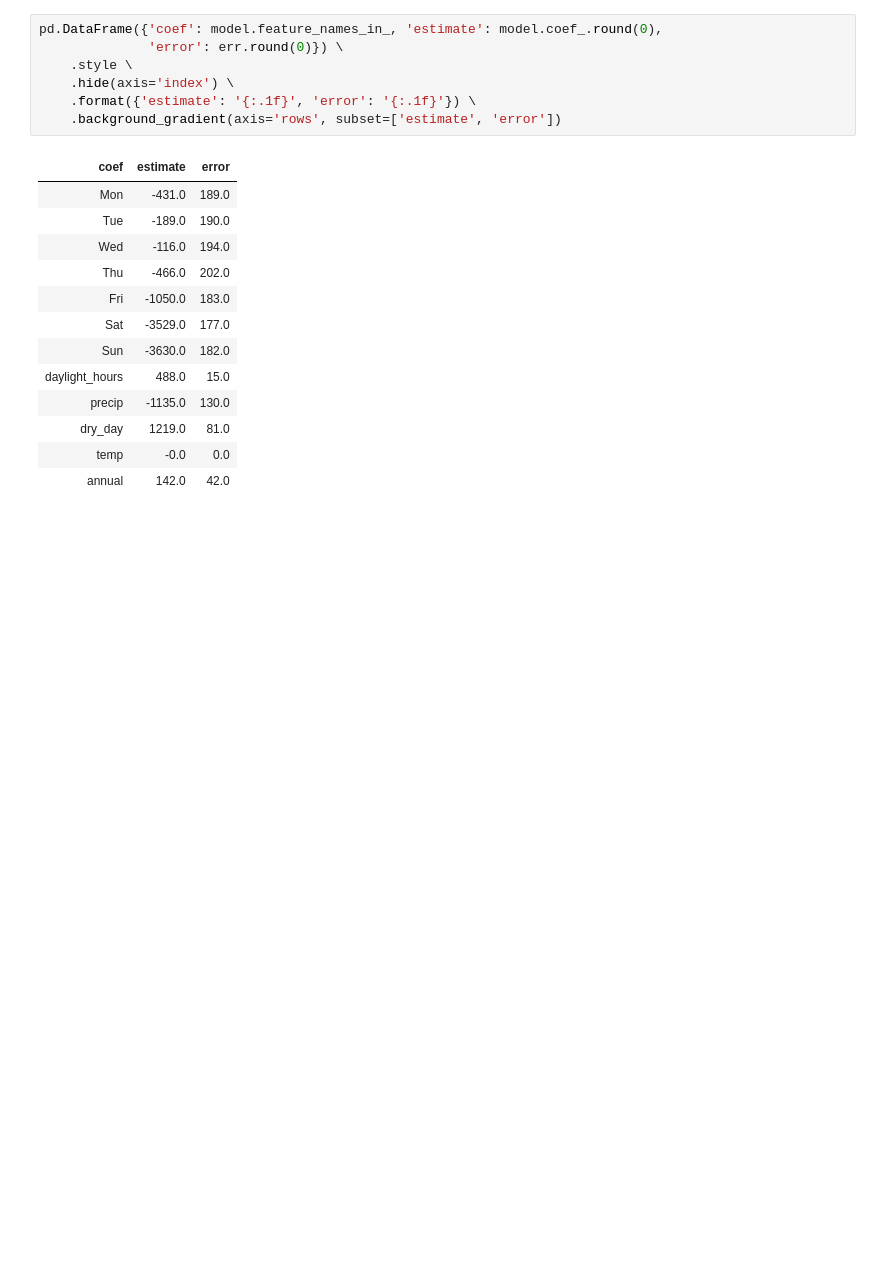
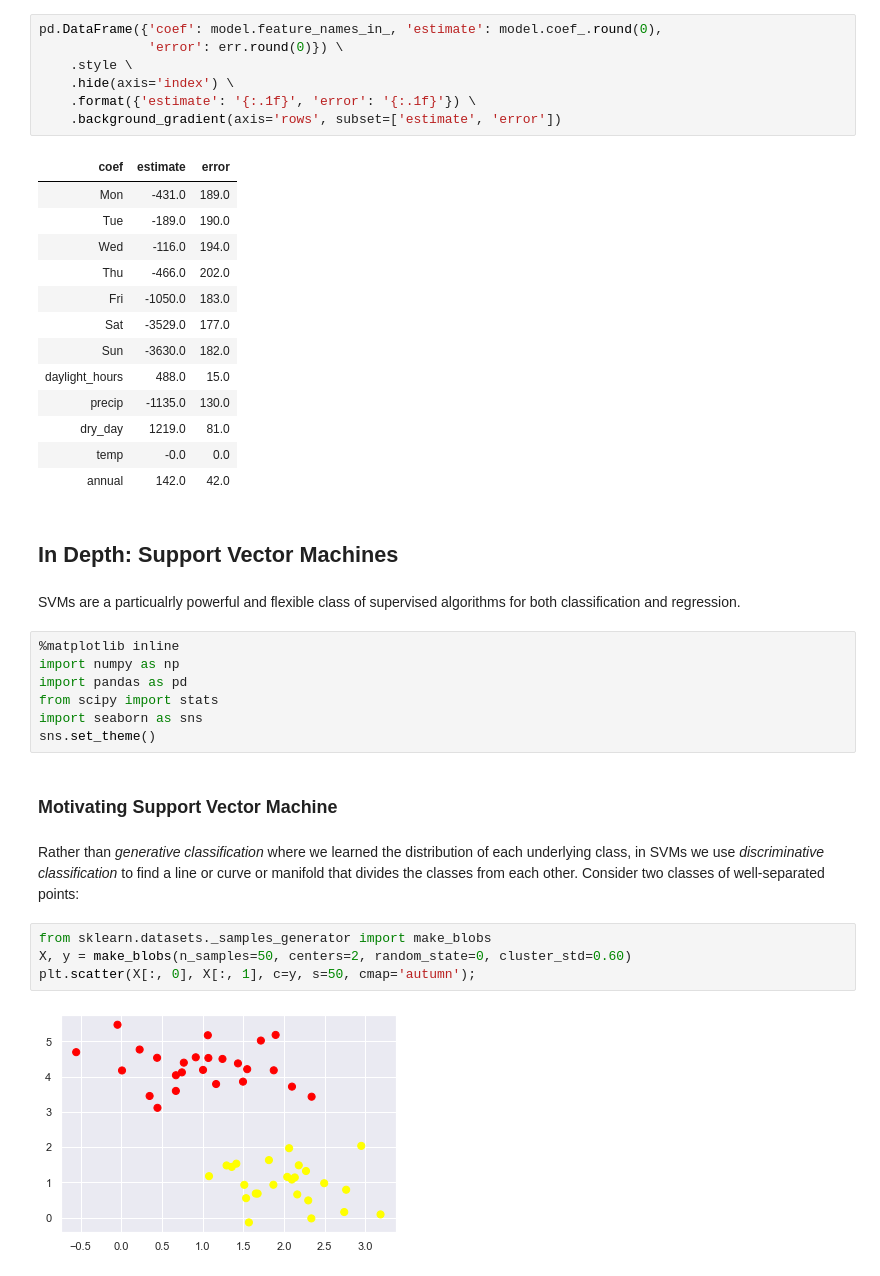
Before and after one commit to taylordunn/python-data-science-handbook, a Jupyter notebook: chapter5/chapter5.ipynb, the cells around one changed output. Saved outputs shown, nothing was run; the diff lists cells and outputs as text; blank space fills up the shorter version.

```diff
--- a/chapter5/chapter5.ipynb
+++ b/chapter5/chapter5.ipynb
@@ -1371,3 +1371,25 @@ pd.DataFrame({'coef': model.feature_names_in_, 'estimate': model.coef_.round(0),
 | dry_day | 1219.0 | 81.0 |
 | temp | -0.0 | 0.0 |
 | annual | 142.0 | 42.0 |
+# %% [markdown]
+## In Depth: Support Vector Machines
+# %% [markdown]
+SVMs are a particualrly powerful and flexible class of supervised algorithms for both classification and regression.
+# %%
+%matplotlib inline
+import numpy as np
+import pandas as pd
+from scipy import stats
+import seaborn as sns
+sns.set_theme()
+# %% [markdown]
+### Motivating Support Vector Machine
+# %% [markdown]
+Rather than *generative classification* where we learned the distribution of each underlying class, in SVMs we use *discriminative classification* to find a line or curve or manifold that divides the classes from each other.
+Consider two classes of well-separated points:
+# %%
+from sklearn.datasets._samples_generator import make_blobs
+X, y = make_blobs(n_samples=50, centers=2, random_state=0, cluster_std=0.60)
+plt.scatter(X[:, 0], X[:, 1], c=y, s=50, cmap='autumn');
+# %% [output]
+[figure, added]
```
Also changed, not shown: parts of 32 cells of this notebook.
